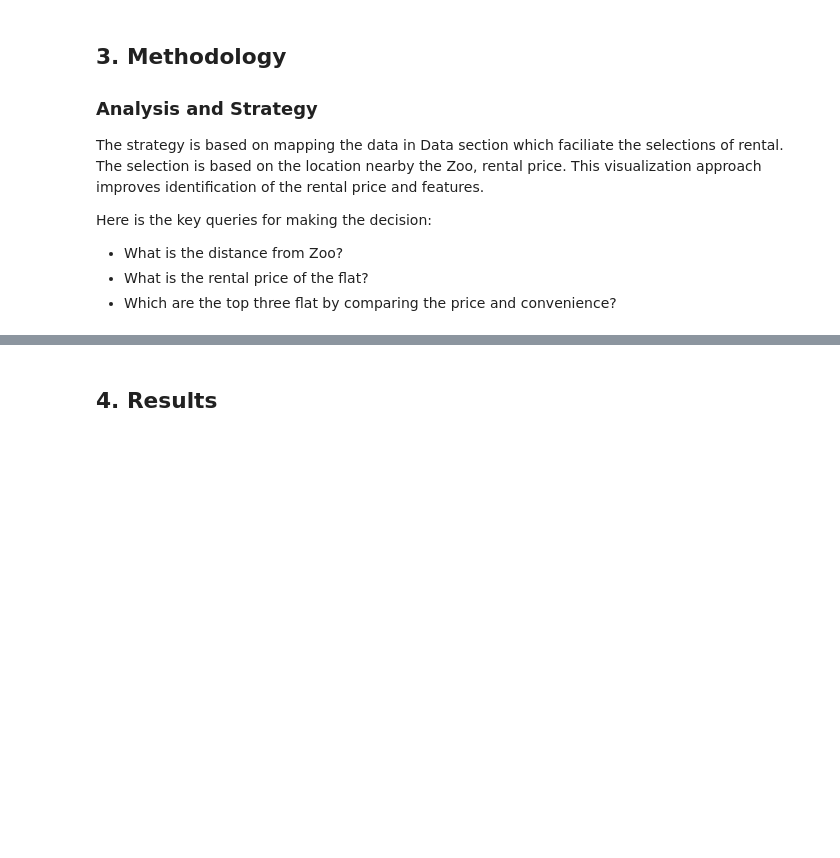
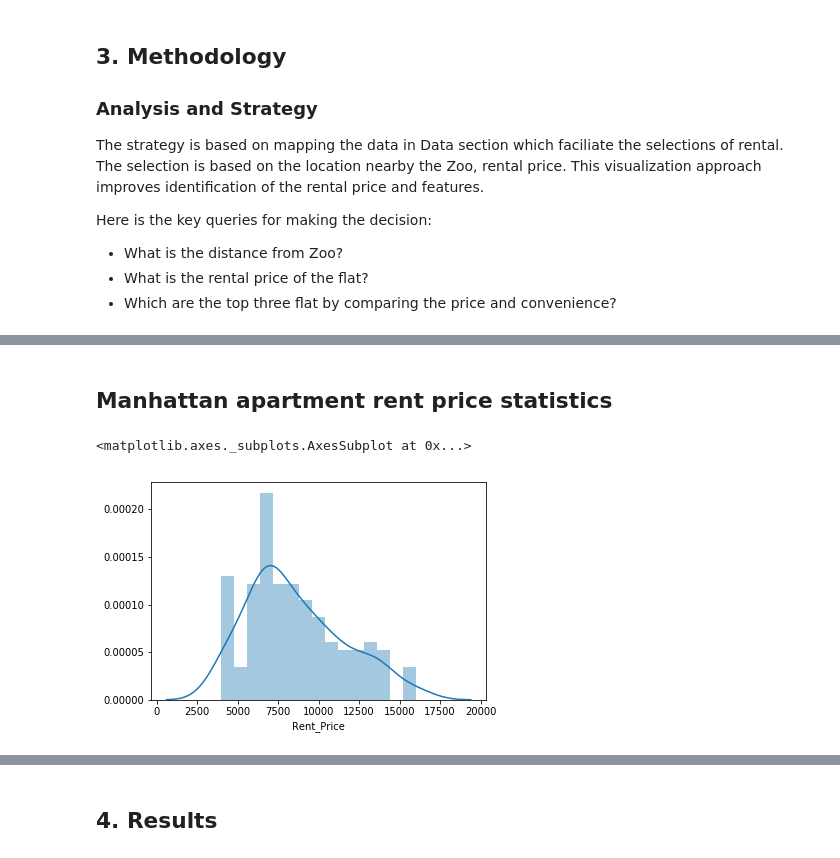
Before and after one commit to mobilmike/ibmcoursera, a Jupyter notebook: Capstone Project (Week 2).ipynb, the cells around one changed output, grey strips where cells are left out. Cells and saved outputs as stored; diff of their text form; code cells hidden in the pictures; blank space fills up the shorter version.

```diff
--- a/Capstone Project (Week 2).ipynb
+++ b/Capstone Project (Week 2).ipynb
@@ -167,0 +277,8 @@ Here is the key queries for making the decision:
+# %%
+
+body = client_34b3a522b59e4e68acf8c8c9ffe3bcd4.get_object(Bucket='mikeproject-donotdelete-pr-rq3jbsduwlqhmu',Key='manhattan_rent_latlong.csv')['Body']
+# add missing __iter__ method, so pandas accepts body as file-like object
+if not hasattr(body, "__iter__"): body.__iter__ = types.MethodType( __iter__, body )
+
+mh_rent = pd.read_csv(body)
+mh_rent.head()
@@ -167,0 +292,8 @@ Here is the key queries for making the decision:
+# %% [markdown]
+## Manhattan apartment rent price statistics
+# %%
+import seaborn as sns
+sns.distplot(mh_rent['Rent_Price'],bins=15)
+# %% [output]
+<matplotlib.axes._subplots.AxesSubplot at 0x...>
+[figure, added]
```
Also changed, not shown: parts of 39 cells of this notebook.
